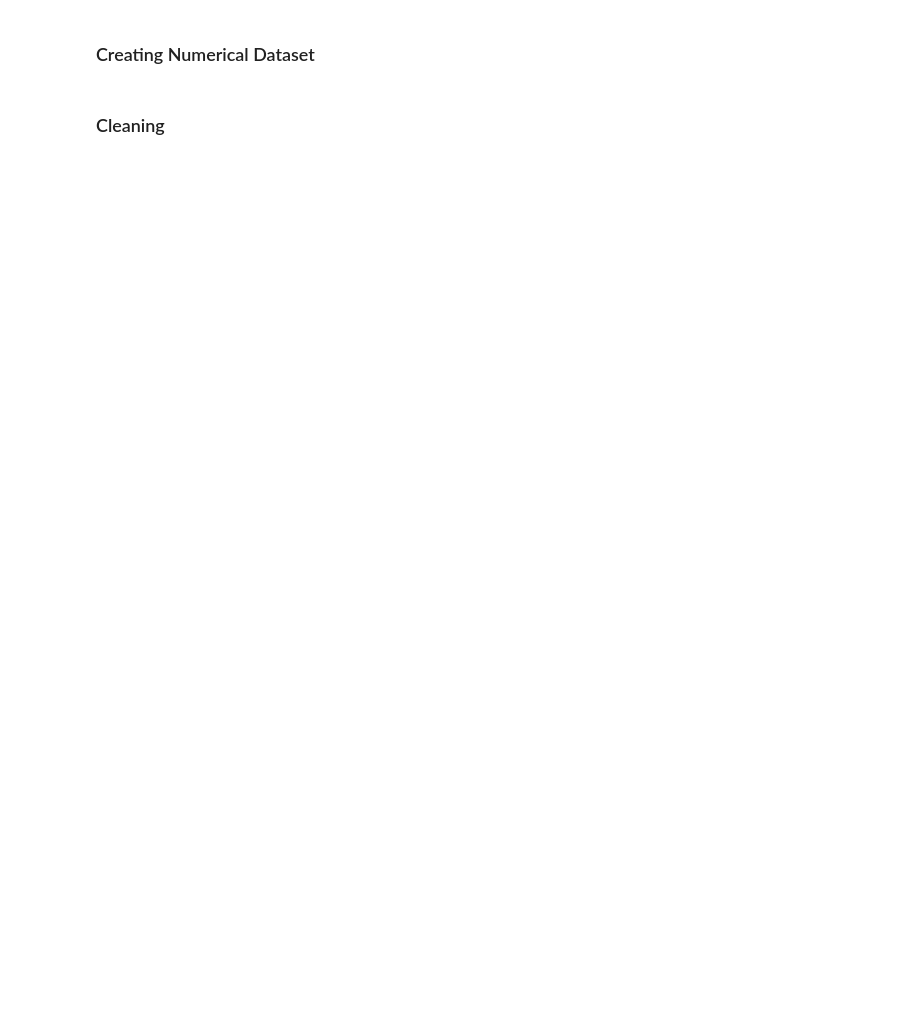
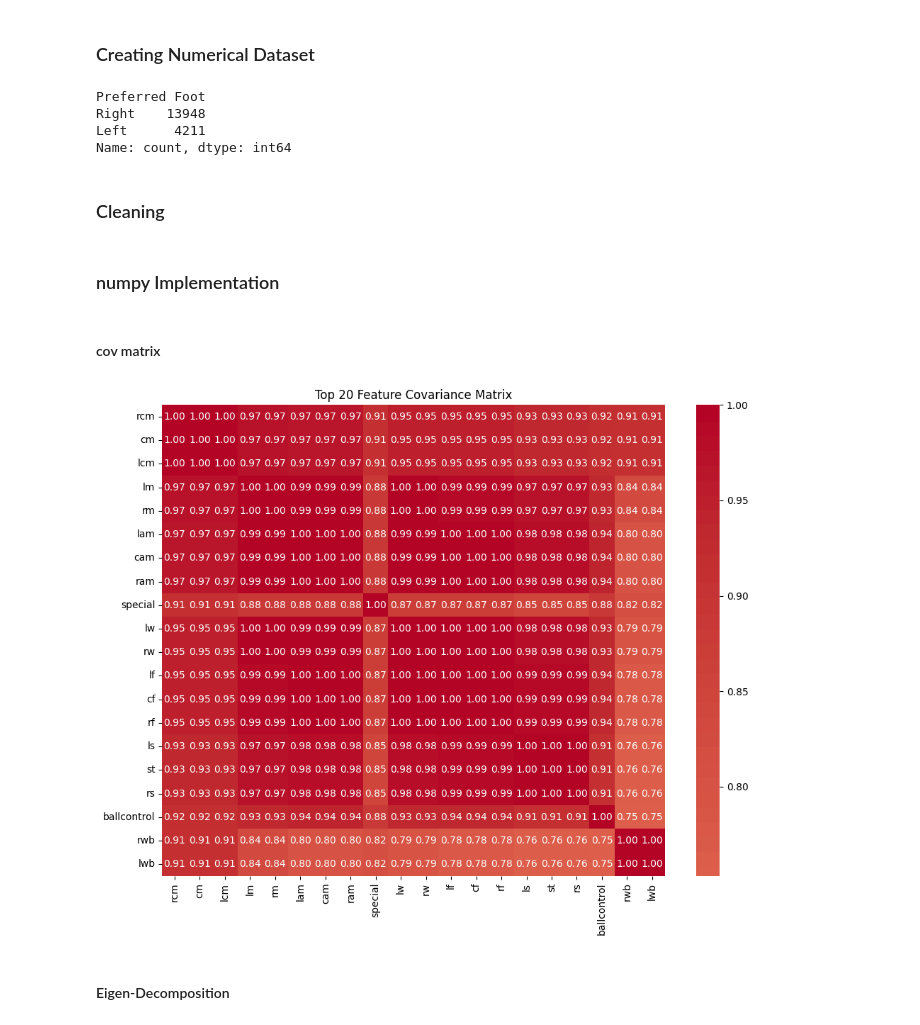
Before and after one commit to Yousef40658/MIA_Ai, a Jupyter notebook: Task_2/Task2.2/script.ipynb, the cells around one changed output. Cells and saved outputs as stored; diff of their text form; code cells hidden in the pictures; blank space fills up the shorter version.

Commit message:
Task 1 done with visuals

```diff
--- a/Task_2/Task2.2/script.ipynb
+++ b/Task_2/Task2.2/script.ipynb
@@ -93,7 +64,7 @@ dtype: float64
 # %% [markdown]
 ### Creating Numerical Dataset
 # %%
-drop_cols = ['Unnamed: 0', 'ID', 'Photo', 'Flag', 'Club Logo', 'Real Face']
+drop_cols = ['Unnamed: 0', 'ID']
 players_df = decoded_df.drop(columns=drop_cols)
 
 position_cols = ['LS','ST','RS','LW','LF','CF','RF','RW','LAM','CAM','RAM','LM',
@@ -149,7 +120,47 @@ def parse_weight(val) :
     return float(val)
 
 players_df["Weight"] = players_df["Weight"].apply(parse_weight)
+
+print(players_df['Preferred Foot'].value_counts()) #to make sure there is someone who doesn't prefer a special leg
+
+players_df["Preferred Foot"] = (
+    players_df["Preferred Foot"].str.strip() == "Left"
+).astype(int)
+
+players_df = players_df.select_dtypes(include = 'number')
+# %% [output]
+Preferred Foot
+Right    13948
+Left      4211
+Name: count, dtype: int64
 # %% [markdown]
 ### Cleaning
 # %%
 players_df = DataCleaner(players_df).clean_df()
+# %% [markdown]
+### numpy Implementation
+# %% [markdown]
+#### cov matrix
+# %%
+standardized_df = ((players_df - players_df.mean()) / players_df.std())
+cov_matrix = np.cov(standardized_df, rowvar = False)
+
+cov_df = pd.DataFrame(cov_matrix, index=standardized_df.columns, columns=standardized_df.columns)
+
+# Rank features by total absolute covariance with all others
+cov_magnitude = cov_df.abs()
+np.fill_diagonal(cov_magnitude.values, 0)
+scores = cov_magnitude.sum().sort_values(ascending=False)
+
+top_features = scores.head(20).index
+top_cov = cov_df.loc[top_features, top_features]
+
+plt.figure(figsize=(10, 8))
+sns.heatmap(top_cov, annot=True, fmt='.2f', cmap='coolwarm', center=0)
+plt.title('Top 20 Feature Covariance Matrix')
+plt.tight_layout()
+plt.show()
+# %% [output]
+[figure, added]
+# %% [markdown]
+#### Eigen-Decomposition
```
Also changed, not shown: parts of 9 cells of this notebook, 1 other file.
